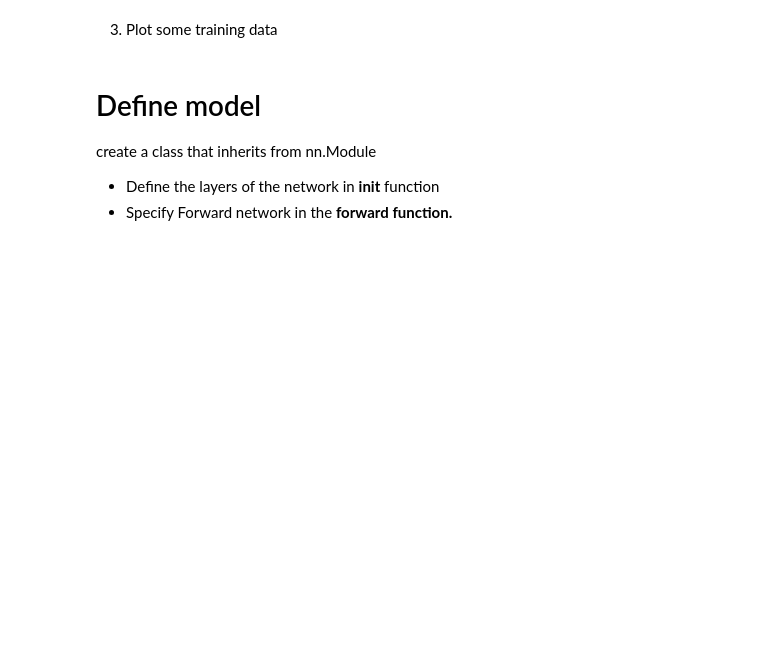
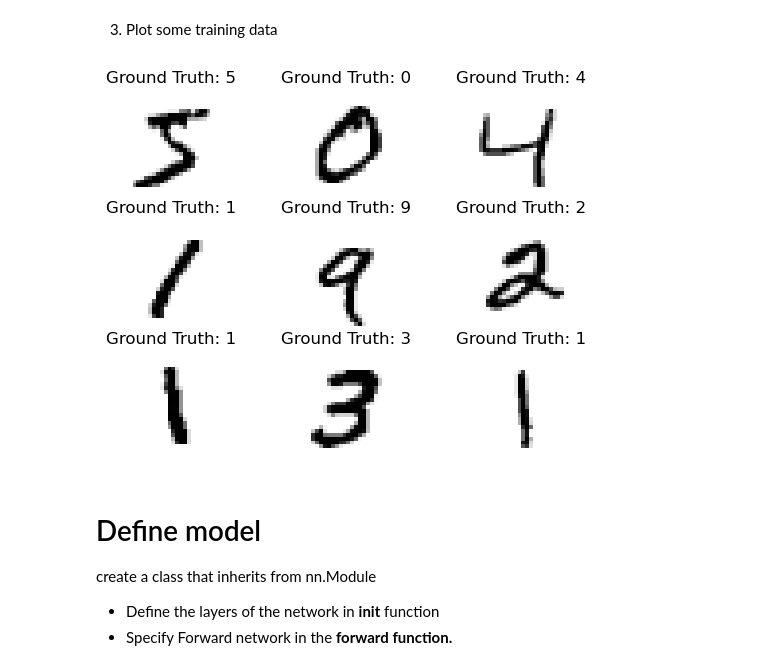
Before and after one commit to ykkimhgu/DLIP-src, a Jupyter notebook: Tutorial_PyTorch_MNIST_MLP_Part1_Train.ipynb, the cells around one changed output. Saved outputs shown, nothing was run; the diff lists cells and outputs as text; code cells hidden in the pictures; blank space fills up the shorter version.

```diff
--- a/Tutorial_PyTorch_MNIST_MLP_Part1_Train.ipynb
+++ b/Tutorial_PyTorch_MNIST_MLP_Part1_Train.ipynb
@@ -79,16 +109,18 @@ Shape of y: torch.Size([64]) torch.int64
 # %%
 import matplotlib.pyplot as plt
 
 dataiter = iter(train_dataloader)
-images, labels = dataiter.next()
+images, labels = next(dataiter)
 
 figure = plt.figure()
 num_of_images = 9
 for index in range(num_of_images):
     plt.subplot(3, 3, index+1)
     plt.axis('off')
     plt.title("Ground Truth: {}".format(labels[index]))
     plt.imshow(images[index].numpy().squeeze(), cmap='gray_r')
+# %% [output]
+[figure, added]
 # %% [markdown]
 # Define model
 
```
Also changed, not shown: parts of 11 cells of this notebook.
